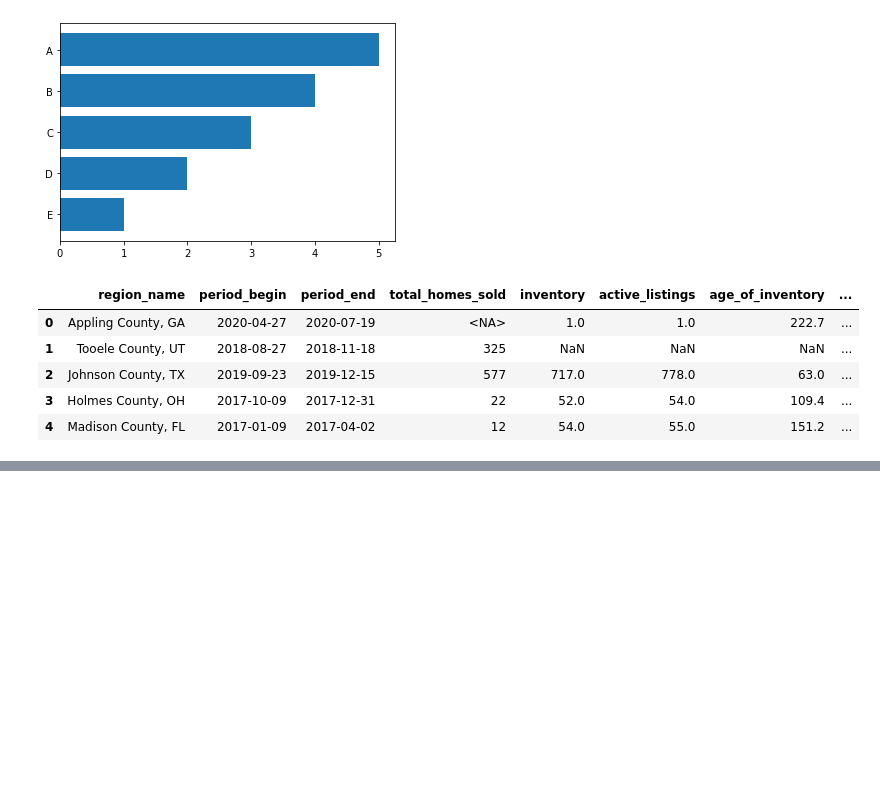
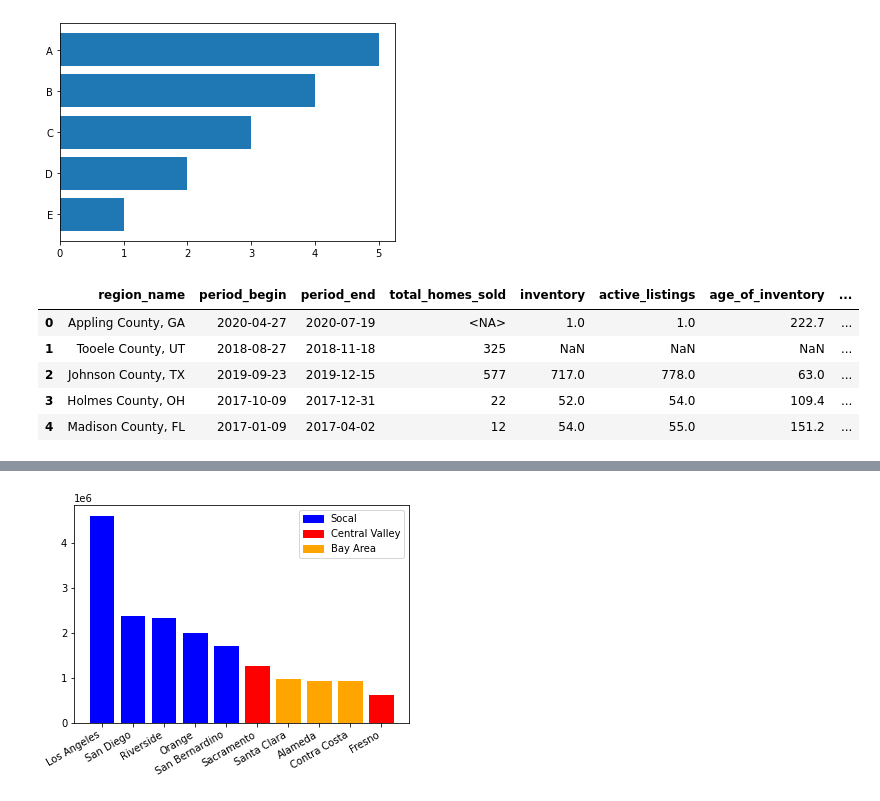
Before and after one commit to naruhikohama/dataviz-python, a Jupyter notebook: bar_charts_demo.ipynb, the cells around one changed output, grey strips where cells are left out. Saved outputs shown, nothing was run; the diff lists cells and outputs as text; code cells hidden in the pictures; blank space fills up the shorter version.

```diff
--- a/bar_charts_demo.ipynb
+++ b/bar_charts_demo.ipynb
@@ -60,0 +69,33 @@ ax.bar(x = tota)
+# %%
+import matplotlib.patches as mpatches
+
+fig, ax = plt.subplots()
+
+colors = [
+    'blue',
+    'blue',
+    'blue',
+    'blue',
+    'blue',
+    'red',
+    'orange',
+    'orange',
+    'orange',
+    'red'
+]
+
+ax.bar(x = total_sold.index,
+       height = total_sold['total_homes_sold'],
+       color = colors)
+
+socal = mpatches.Patch(color='blue', label='Socal')
+central = mpatches.Patch(color='red', label='Central Valley')
+bay = mpatches.Patch(color='orange', label = 'Bay Area')
+
+plt.legend(handles=[socal, central, bay], loc = 'upper right')
+
+plt.setp(ax.xaxis.get_majorticklabels(), rotation = 30, ha = 'right')
+
+plt.show()
+# %% [output]
+[figure, added]
```
Also changed, not shown: parts of 1 cell of this notebook.
